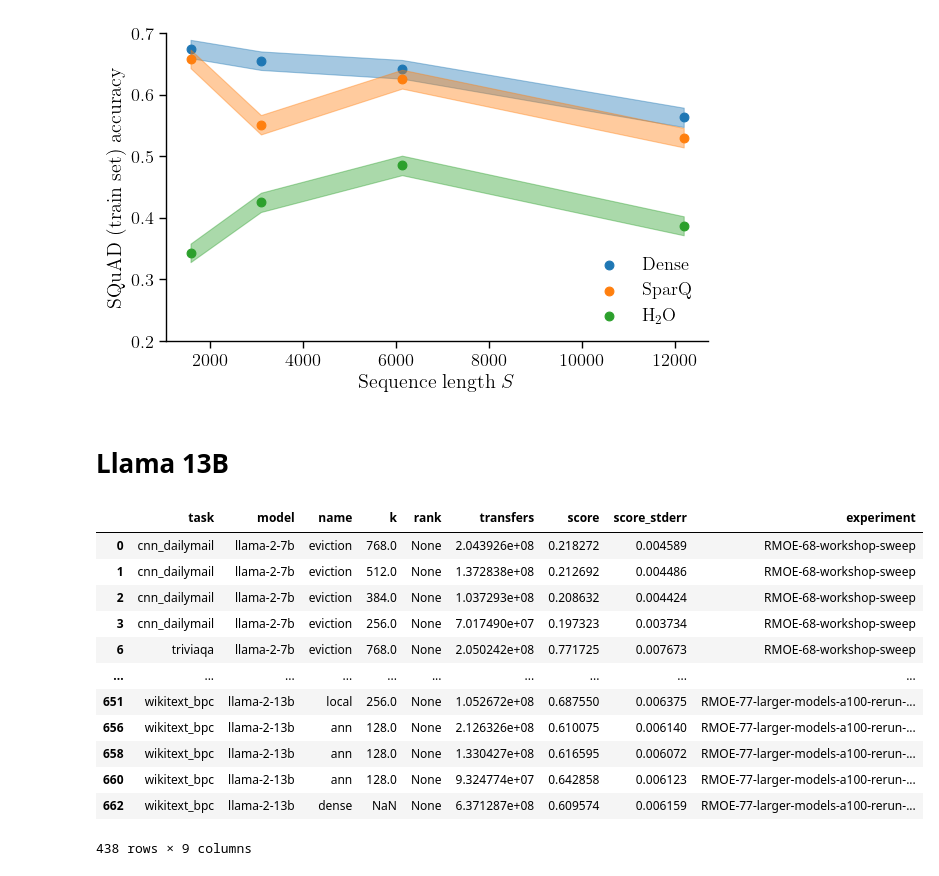
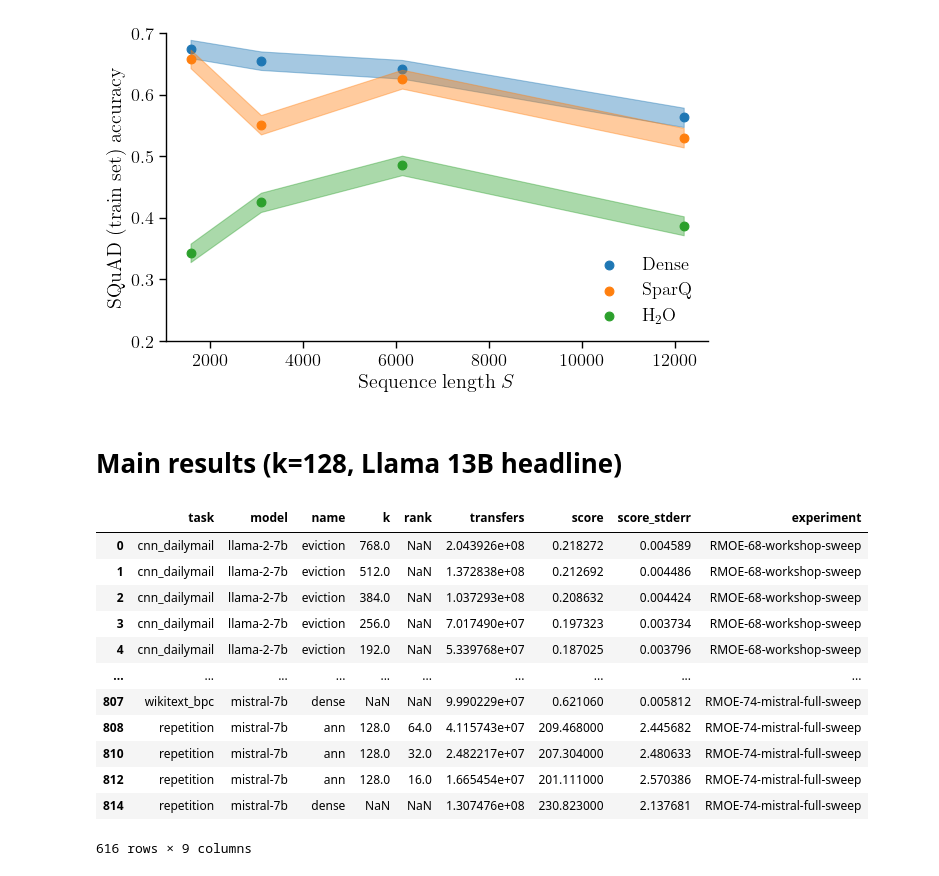
Before and after one commit to graphcore-research/llm-inference-research, a Jupyter notebook: 2023-sparse-attention/rmoe-84-paper/FiguresDO.ipynb, the cells around one changed output. Saved outputs shown, nothing was run; the diff lists cells and outputs as text; code cells hidden in the pictures.

```diff
--- a/2023-sparse-attention/rmoe-84-paper/FiguresDO.ipynb
+++ b/2023-sparse-attention/rmoe-84-paper/FiguresDO.ipynb
@@ -28,7 +30,7 @@ def load_one(run: wandb.apis.public.Run) -> Dict[str, Any]:
     llama_eviction_bug_commits = {"12d9e3b7228c1e166f614f5acdd8a205e27236a4", "3f4fd0fa4f4b6bd119945c3e5f09028c1e569ca3"}
     if "count" in run.summary:
         task = run.config["task"]["name"]
-        model = run.config["model"].split("/")[1].replace("-hf", "").lower()
+        model = run.config["model"].split("/")[1].replace("-hf", "").replace("-v0.1", "").lower()
         mc = run.summary["model_config"]
         score_key = dict(
             squad="match",
@@ -49,7 +51,8 @@ def load_one(run: wandb.apis.public.Run) -> Dict[str, Any]:
             confusion_contexts=run.config["task"].get("confusion_contexts"),
             wikitext_bugfix=run.config["code_changes"].get("forced-sample-no-specials", False),
             model=model,
-            n_heads=mc["num_attention_heads"] * mc["num_hidden_layers"],
+            # n_heads=mc["num_attention_heads"] * mc["num_hidden_layers"],
+            n_kv_heads=mc.get("num_key_value_heads", mc["num_attention_heads"]) * mc["num_hidden_layers"],
             head_size=mc["hidden_size"]//mc["num_attention_heads"],
             **sparsity,
             prefill_length=run.summary["prefill_length"],
@@ -99,7 +102,7 @@ def memory_transfers_attention_only(s: pd.Series, count_kv: bool = True, count_i
     else:
         assert False, s["name"]
 
-    return (count_kv * kv_elements + count_index * index_elements) * s["n_heads"]
+    return (count_kv * kv_elements + count_index * index_elements) * s["n_kv_heads"]
 
 def add_dense_as_sparse(df: pd.DataFrame) -> pd.DataFrame:
     """Add 'dense' as if it were a sparse technique.
@@ -299,38 +302,44 @@ plt.savefig(f"out/sequence_length_scaling.pdf", bbox_inches="tight")
 # %% [output]
 [figure]
 # %% [markdown]
-# Llama 13B
+# Main results (k=128, Llama 13B headline)
 # %%
 df = (
     pd.concat([
+        # General
         load_sweep("RMOE-68-workshop-sweep").pipe(lambda d: d[d.model!="llama-2-13b"]),
+        load_sweep("RMOE-68-lower-r"),
+        load_sweep("RMOE-68-llama-7b-reruns-with-fix"),
         load_sweep("RMOE-71-ablations-main-sweep-top-k-sparse-attention"),
-        load_sweep("RMOE-68-llama-7b-reruns-with-fix"),
+        # Llama 13B
         load_sweep("RMOE-77-larger-models-a100"),
         load_sweep("RMOE-77-larger-models-a100-rerun-wikitext"),
+        load_sweep("RMOE-77-larger-models-a100-lower-r"),
+        # Mistral
+        load_sweep("RMOE-74-mistral-full-sweep"),
     ]).reset_index(drop=True)
     .pipe(lambda d: d.assign(transfers=d.apply(memory_transfers_attention_only, axis=1)))
     .pipe(lambda d: d[(d.task != "wikitext_bpc") | (~d.model.isin(["llama-2-13b", "llama-2-7b"])) | d.wikitext_bugfix])
     .pipe(lambda d: d[(d.name != "ann") | (d.k == 128)])
-    .pipe(lambda d: d[(~d.name.isin(["eviction", "local"])) | (d.k >= 256)])
-    .pipe(lambda d: d.assign(rank=None))
+    .pipe(lambda d: d[d["rank"] != 12])
+    .pipe(lambda d: d[(~d.name.isin(["eviction", "local"])) | (d.k >= 192)])
     [["task", "model", "name", "k", "rank", "transfers", "score", "score_stderr", "experiment"]]
 )
 df
 # %% [output]
 |  | task | model | name | k | rank | transfers | score | score_stderr | experiment |
-| 0 | cnn_dailymail | llama-2-7b | eviction | 768.0 | None | 2.043926e+08 | 0.218272 | 0.004589 | RMOE-68-workshop-sweep |
-| 1 | cnn_dailymail | llama-2-7b | eviction | 512.0 | None | 1.372838e+08 | 0.212692 | 0.004486 | RMOE-68-workshop-sweep |
-| 2 | cnn_dailymail | llama-2-7b | eviction | 384.0 | None | 1.037293e+08 | 0.208632 | 0.004424 | RMOE-68-workshop-sweep |
-| 3 | cnn_dailymail | llama-2-7b | eviction | 256.0 | None | 7.017490e+07 | 0.197323 | 0.003734 | RMOE-68-workshop-sweep |
-| 6 | triviaqa | llama-2-7b | eviction | 768.0 | None | 2.050242e+08 | 0.771725 | 0.007673 | RMOE-68-workshop-sweep |
+| 0 | cnn_dailymail | llama-2-7b | eviction | 768.0 | NaN | 2.043926e+08 | 0.218272 | 0.004589 | RMOE-68-workshop-sweep |
+| 1 | cnn_dailymail | llama-2-7b | eviction | 512.0 | NaN | 1.372838e+08 | 0.212692 | 0.004486 | RMOE-68-workshop-sweep |
+| 2 | cnn_dailymail | llama-2-7b | eviction | 384.0 | NaN | 1.037293e+08 | 0.208632 | 0.004424 | RMOE-68-workshop-sweep |
+| 3 | cnn_dailymail | llama-2-7b | eviction | 256.0 | NaN | 7.017490e+07 | 0.197323 | 0.003734 | RMOE-68-workshop-sweep |
+| 4 | cnn_dailymail | llama-2-7b | eviction | 192.0 | NaN | 5.339768e+07 | 0.187025 | 0.003796 | RMOE-68-workshop-sweep |
 | ... | ... | ... | ... | ... | ... | ... | ... | ... | ... |
-| 651 | wikitext_bpc | llama-2-13b | local | 256.0 | None | 1.052672e+08 | 0.687550 | 0.006375 | RMOE-77-larger-models-a100-rerun-... |
-| 656 | wikitext_bpc | llama-2-13b | ann | 128.0 | None | 2.126326e+08 | 0.610075 | 0.006140 | RMOE-77-larger-models-a100-rerun-... |
-| 658 | wikitext_bpc | llama-2-13b | ann | 128.0 | None | 1.330427e+08 | 0.616595 | 0.006072 | RMOE-77-larger-models-a100-rerun-... |
-| 660 | wikitext_bpc | llama-2-13b | ann | 128.0 | None | 9.324774e+07 | 0.642858 | 0.006123 | RMOE-77-larger-models-a100-rerun-... |
-| 662 | wikitext_bpc | llama-2-13b | dense | NaN | None | 6.371287e+08 | 0.609574 | 0.006159 | RMOE-77-larger-models-a100-rerun-... |
+| 807 | wikitext_bpc | mistral-7b | dense | NaN | NaN | 9.990229e+07 | 0.621060 | 0.005812 | RMOE-74-mistral-full-sweep |
+| 808 | repetition | mistral-7b | ann | 128.0 | 64.0 | 4.115743e+07 | 209.468000 | 2.445682 | RMOE-74-mistral-full-sweep |
+| 810 | repetition | mistral-7b | ann | 128.0 | 32.0 | 2.482217e+07 | 207.304000 | 2.480633 | RMOE-74-mistral-full-sweep |
+| 812 | repetition | mistral-7b | ann | 128.0 | 16.0 | 1.665454e+07 | 201.111000 | 2.570386 | RMOE-74-mistral-full-sweep |
+| 814 | repetition | mistral-7b | dense | NaN | NaN | 1.307476e+08 | 230.823000 | 2.137681 | RMOE-74-mistral-full-sweep |
-438 rows × 9 columns
+616 rows × 9 columns
 # %%
 def show_tradeoff(model: str, task: str, title: bool, xlabel: bool, ylabel: bool, model_label: bool,
                   vlines: List[float], vlineslabel: bool,
```
Also changed, not shown: parts of 5 cells of this notebook.
